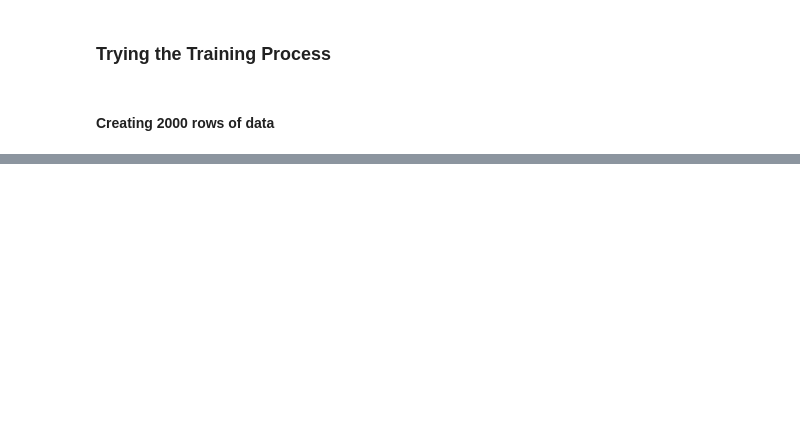
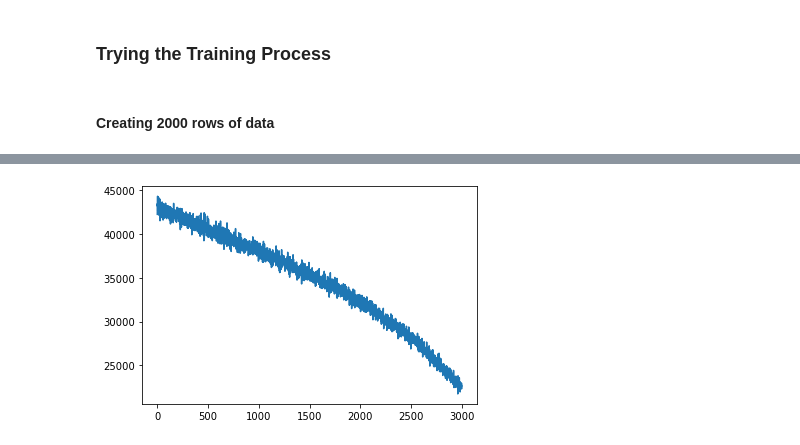
Before and after one commit to MasonOgden/Data401Project3, a Jupyter notebook: neural_network.ipynb, the cells around one changed output, grey strips where cells are left out. Saved outputs shown, nothing was run; the diff lists cells and outputs as text; code cells hidden in the pictures; blank space fills up the shorter version.

```diff
--- a/neural_network.ipynb
+++ b/neural_network.ipynb
@@ -304,0 +318,12 @@ train_net.layers
+# %%
+# Hyperparameters:
+batch_size = 500
+learning_rate = 0.0000001
+max_num_iterations = 3000
+width = 50
+depth = 10
+
+# Training:
+train_net = NeuralNetwork(depth, width, input_shape=(batch_size, X.shape[1]))
+train_net.train(X, y, batch_size, learning_rate, max_num_iterations)
+# %% [output]
@@ -304,0 +332 @@ train_net.layers
+[figure, added]
```
Also changed, not shown: parts of 20 cells of this notebook, 1 other file.
